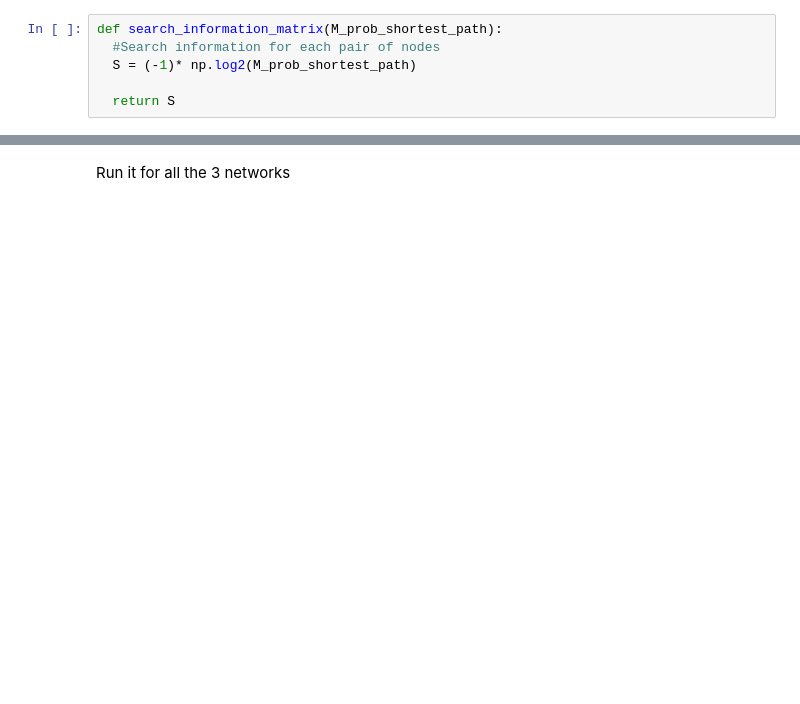
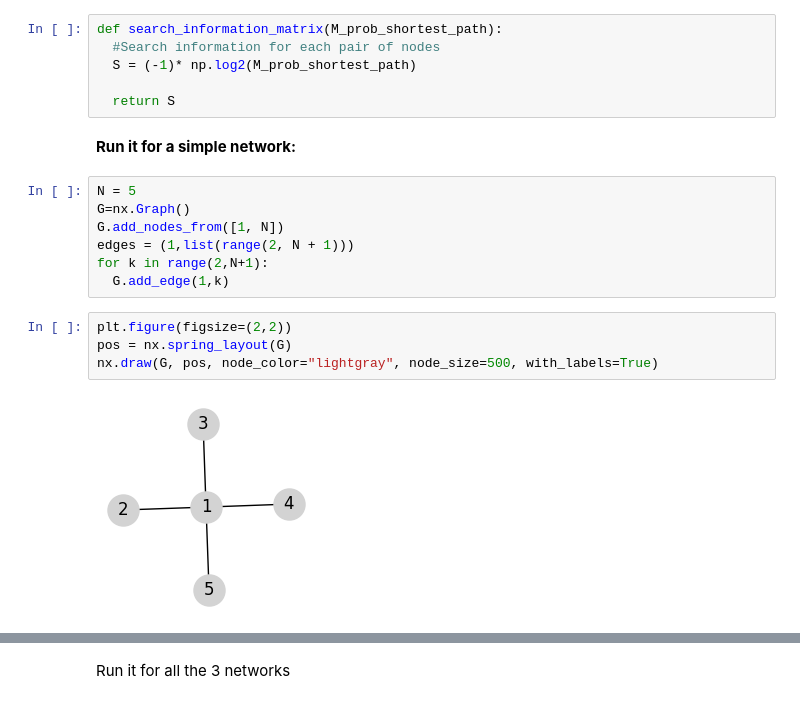
Before and after one commit to vitorfrois/complex-networks-navigation, a Jupyter notebook: searchInformation.ipynb, the cells around one changed output, grey strips where cells are left out. Saved outputs shown, nothing was run; the diff lists cells and outputs as text; blank space fills up the shorter version.

```diff
--- a/searchInformation.ipynb
+++ b/searchInformation.ipynb
@@ -149,3 +157,18 @@ def search_information_matrix(M_prob_shortest_path):
   S = (-1)* np.log2(M_prob_shortest_path)
 
   return S
+# %% [markdown]
+**Run it for a simple network:**
+# %%
+N = 5
+G=nx.Graph()
+G.add_nodes_from([1, N])
+edges = (1,list(range(2, N + 1)))
+for k in range(2,N+1):
+  G.add_edge(1,k)
+# %%
+plt.figure(figsize=(2,2))
+pos = nx.spring_layout(G)
+nx.draw(G, pos, node_color="lightgray", node_size=500, with_labels=True)
+# %% [output]
+[figure, added]
```
Also changed, not shown: parts of 6 cells of this notebook.
